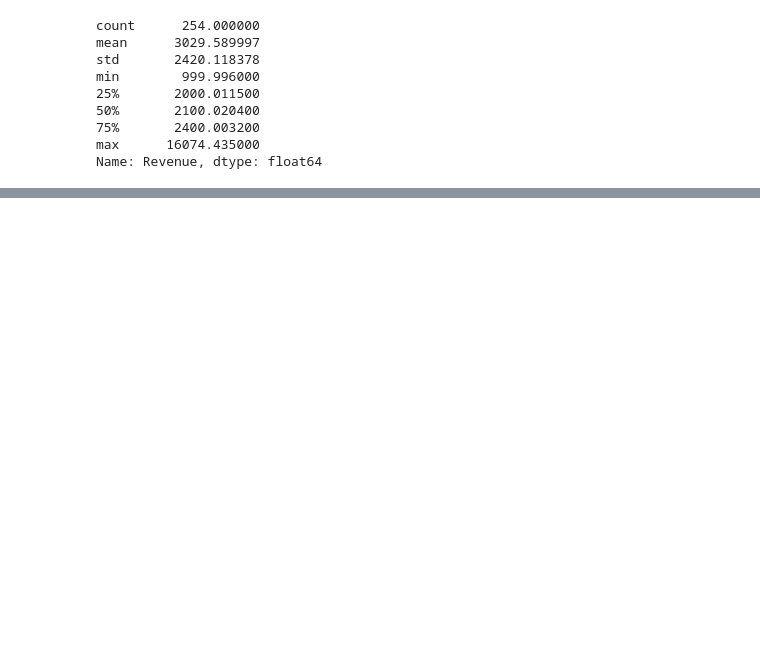
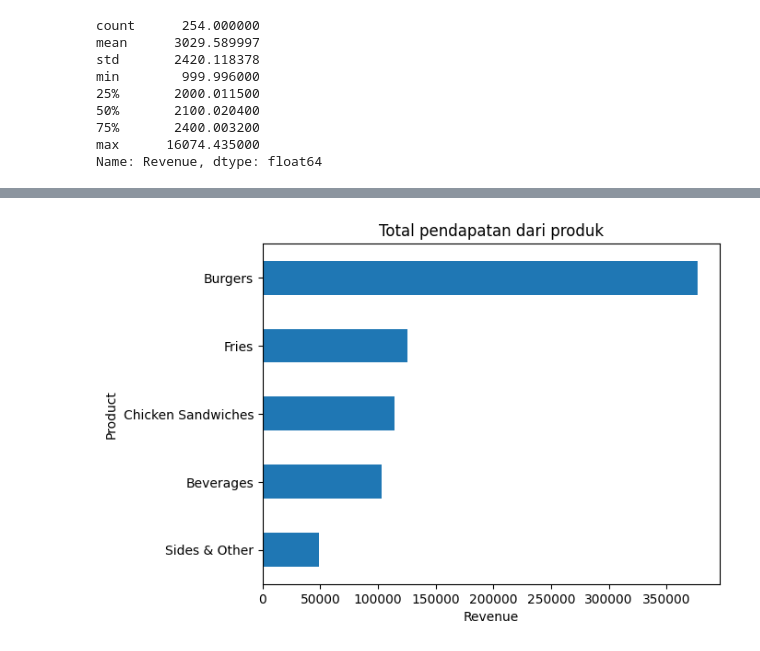
Before and after one commit to FadhilMubarak-008/Pendapatan-Restoran, a Jupyter notebook: analis.ipynb, the cells around one changed output, grey strips where cells are left out. Cells and saved outputs as stored; diff of their text form; code cells hidden in the pictures; blank space fills up the shorter version.

```diff
--- a/analis.ipynb
+++ b/analis.ipynb
@@ -94,0 +215,13 @@ plt.show()
+# %%
+import matplotlib.pyplot as plt
+
+product_rev = df.groupby("Product")["Revenue"].sum().sort_values()
+
+plt.figure()
+product_rev.plot(kind="barh")
+plt.title("Total pendapatan dari produk")
+plt.xlabel("Revenue")
+plt.ylabel("Product")
+plt.show()
+# %% [output]
+[figure, added]
```
Also changed, not shown: parts of 22 cells of this notebook.
